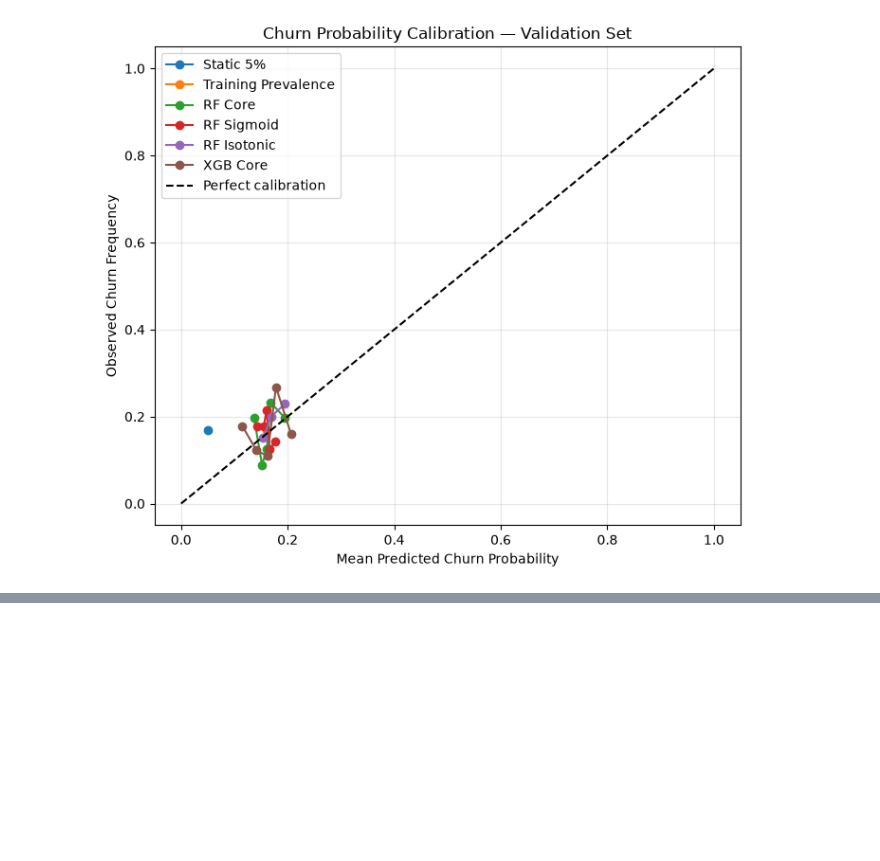
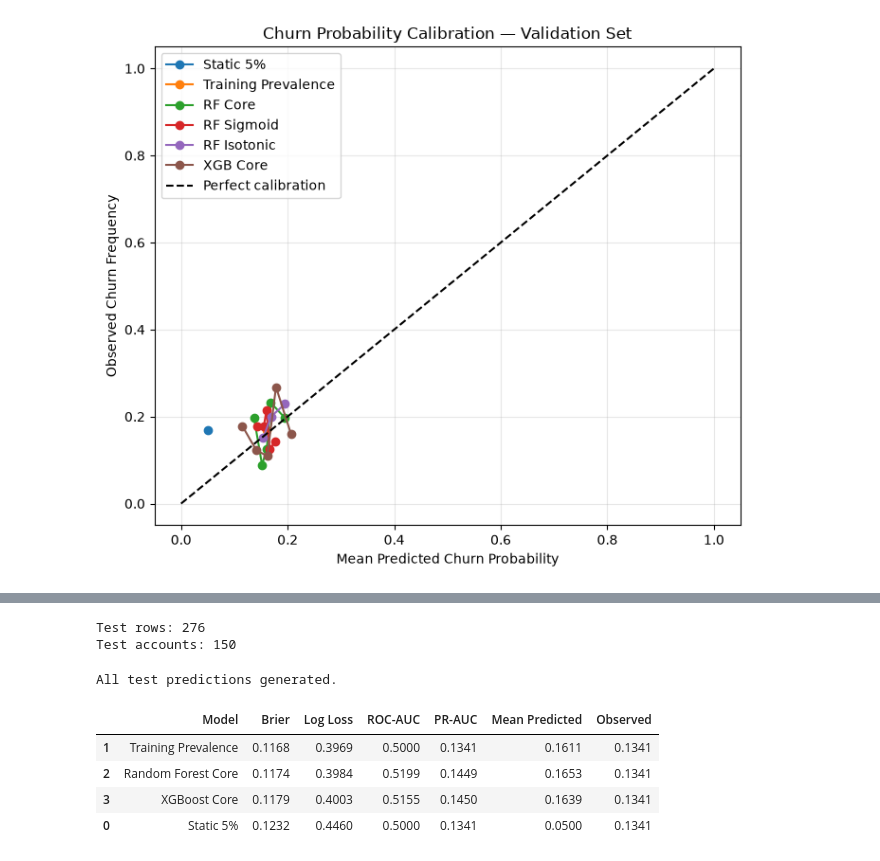
Before and after one commit to ronitrao222o/Everpure_CLV_analysis, a Jupyter notebook: notebooks/05_Calibration_and_Final_Validation.ipynb, the cells around one changed output, grey strips where cells are left out. Drawn from its saved outputs; the diff is of its cells as text; code cells hidden in the pictures; blank space fills up the shorter version.

```diff
--- a/notebooks/05_Calibration_and_Final_Validation.ipynb
+++ b/notebooks/05_Calibration_and_Final_Validation.ipynb
@@ -255,0 +281,46 @@ plt.show()
+# %%
+# Prepare untouched test features and labels
+test_features = test_df.copy()
+
+test_features["utilization_above_100_flag"] = (
+    test_features["utilization_rate_pct"] > 1.0
+).astype(int)
+
+X_test = test_features[FEATURES]
+y_test = test_features[TARGET].astype(int)
+
+print("Test rows:", len(X_test))
+print("Test accounts:", test_df["account_id"].nunique())
+# %% [output]
+Test rows: 276
+Test accounts: 150
+# %%
+# Baselines
+test_static_prob = np.full(len(y_test), 0.05)
+test_prevalence_prob = np.full(
+    len(y_test),
+    y_train.mean()
+)
+
+# Previously trained ML models
+test_rf_prob = rf.predict_proba(X_test)[:, 1]
+test_xgb_prob = xgb.predict_proba(X_test)[:, 1]
+
+print("All test predictions generated.")
+# %% [output]
+All test predictions generated.
+# %%
+test_results = pd.DataFrame([
+    evaluate("Static 5%", y_test, test_static_prob),
+    evaluate("Training Prevalence", y_test, test_prevalence_prob),
+    evaluate("Random Forest Core", y_test, test_rf_prob),
+    evaluate("XGBoost Core", y_test, test_xgb_prob)
+])
+
+display(test_results.sort_values("Brier").round(4))
+# %% [output]
+|  | Model | Brier | Log Loss | ROC-AUC | PR-AUC | Mean Predicted | Observed |
+| 1 | Training Prevalence | 0.1168 | 0.3969 | 0.5000 | 0.1341 | 0.1611 | 0.1341 |
+| 2 | Random Forest Core | 0.1174 | 0.3984 | 0.5199 | 0.1449 | 0.1653 | 0.1341 |
+| 3 | XGBoost Core | 0.1179 | 0.4003 | 0.5155 | 0.1450 | 0.1639 | 0.1341 |
+| 0 | Static 5% | 0.1232 | 0.4460 | 0.5000 | 0.1341 | 0.0500 | 0.1341 |
```
Also changed, not shown: parts of 6 cells of this notebook, 2 other files.
